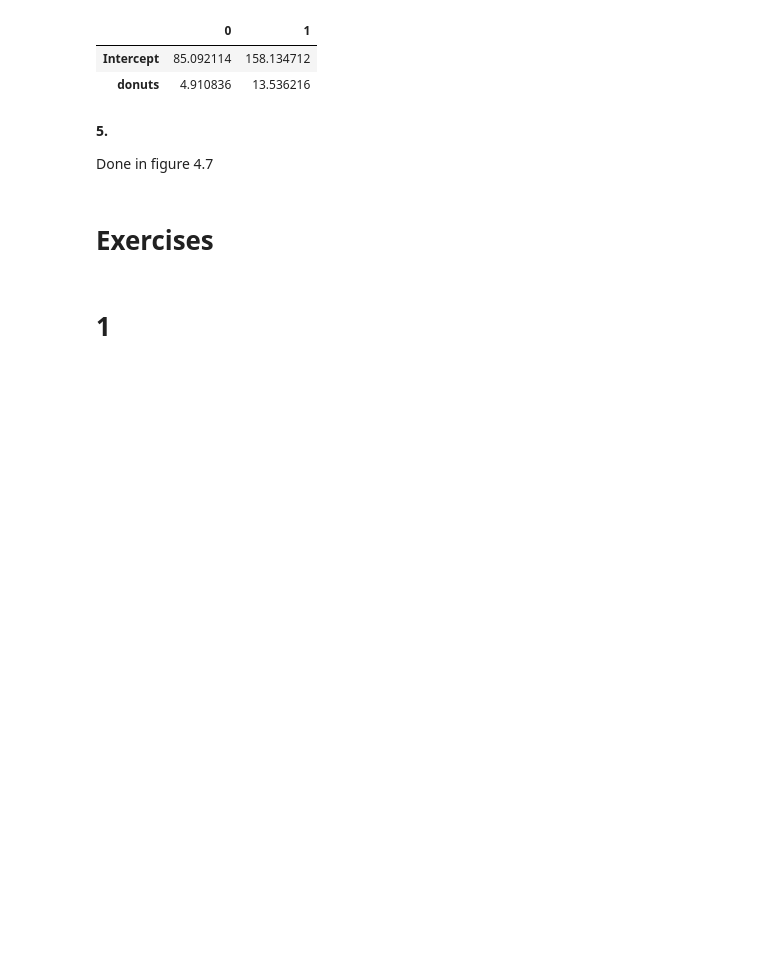
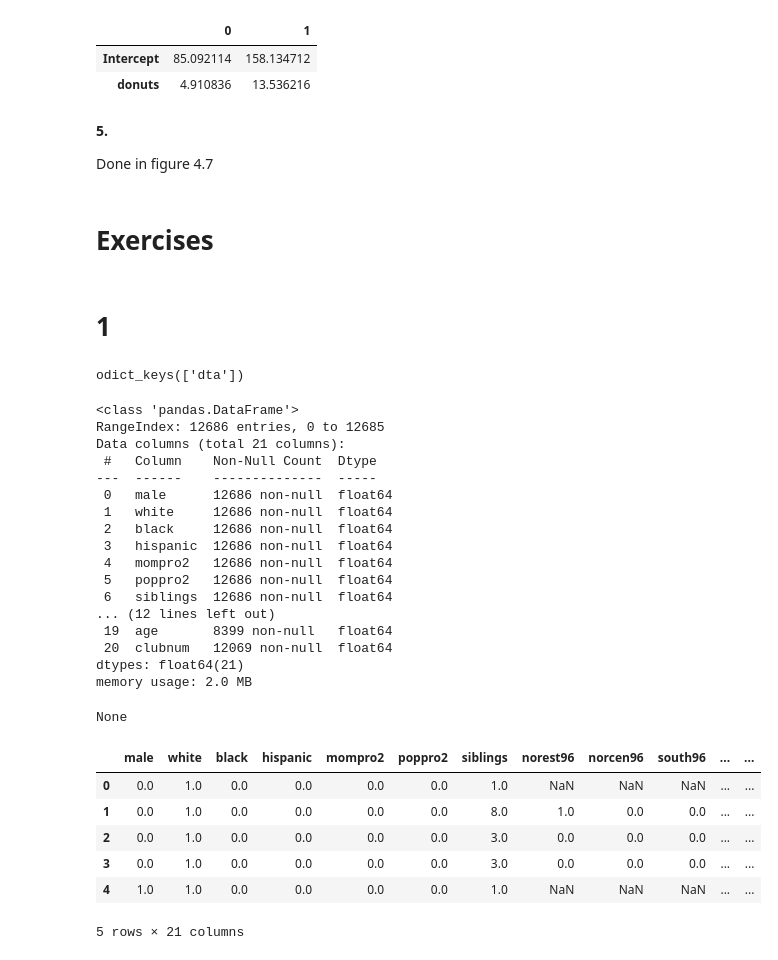
Before and after one commit to ani-research/Python-Companion-For-Real-Econometrics-by-M.Bailey, a Jupyter notebook: chapters/chapter04.ipynb, the cells around one changed output. Drawn from its saved outputs; the diff is of its cells as text; code cells hidden in the pictures; blank space fills up the shorter version.

```diff
--- a/chapters/chapter04.ipynb
+++ b/chapters/chapter04.ipynb
@@ -260,0 +263,35 @@ Done in figure 4.7
+# %%
+rdt= pyreadr.read_r(filepath)
+rdt.keys()
+# %% [output]
+odict_keys(['dta'])
+# %%
+HiWeDF= rdt["dta"]
+display(HiWeDF.info())
+display(HiWeDF.head())
+# %% [output]
+<class 'pandas.DataFrame'>
+RangeIndex: 12686 entries, 0 to 12685
+Data columns (total 21 columns):
+ #   Column    Non-Null Count  Dtype
+---  ------    --------------  -----
+ 0   male      12686 non-null  float64
+ 1   white     12686 non-null  float64
+ 2   black     12686 non-null  float64
+ 3   hispanic  12686 non-null  float64
+ 4   mompro2   12686 non-null  float64
+ 5   poppro2   12686 non-null  float64
+ 6   siblings  12686 non-null  float64
+... (12 lines left out)
+ 19  age       8399 non-null   float64
+ 20  clubnum   12069 non-null  float64
+dtypes: float64(21)
+memory usage: 2.0 MB
+None
+|  | male | white | black | hispanic | mompro2 | poppro2 | siblings | norest96 | norcen96 | south96 | ... | ... |
+| 0 | 0.0 | 1.0 | 0.0 | 0.0 | 0.0 | 0.0 | 1.0 | NaN | NaN | NaN | ... | ... |
+| 1 | 0.0 | 1.0 | 0.0 | 0.0 | 0.0 | 0.0 | 8.0 | 1.0 | 0.0 | 0.0 | ... | ... |
+| 2 | 0.0 | 1.0 | 0.0 | 0.0 | 0.0 | 0.0 | 3.0 | 0.0 | 0.0 | 0.0 | ... | ... |
+| 3 | 0.0 | 1.0 | 0.0 | 0.0 | 0.0 | 0.0 | 3.0 | 0.0 | 0.0 | 0.0 | ... | ... |
+| 4 | 1.0 | 1.0 | 0.0 | 0.0 | 0.0 | 0.0 | 1.0 | NaN | NaN | NaN | ... | ... |
+5 rows × 21 columns
```
Also changed, not shown: parts of 8 cells of this notebook.
